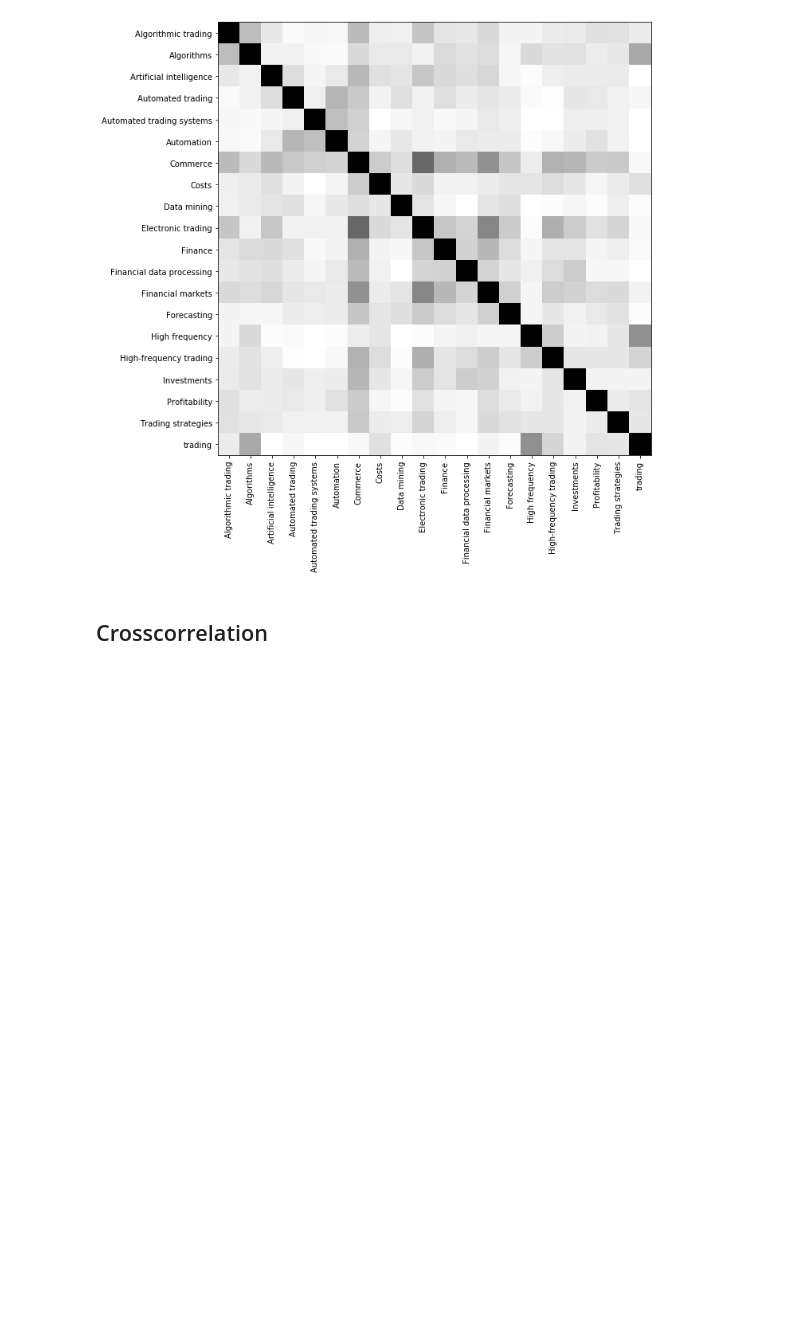
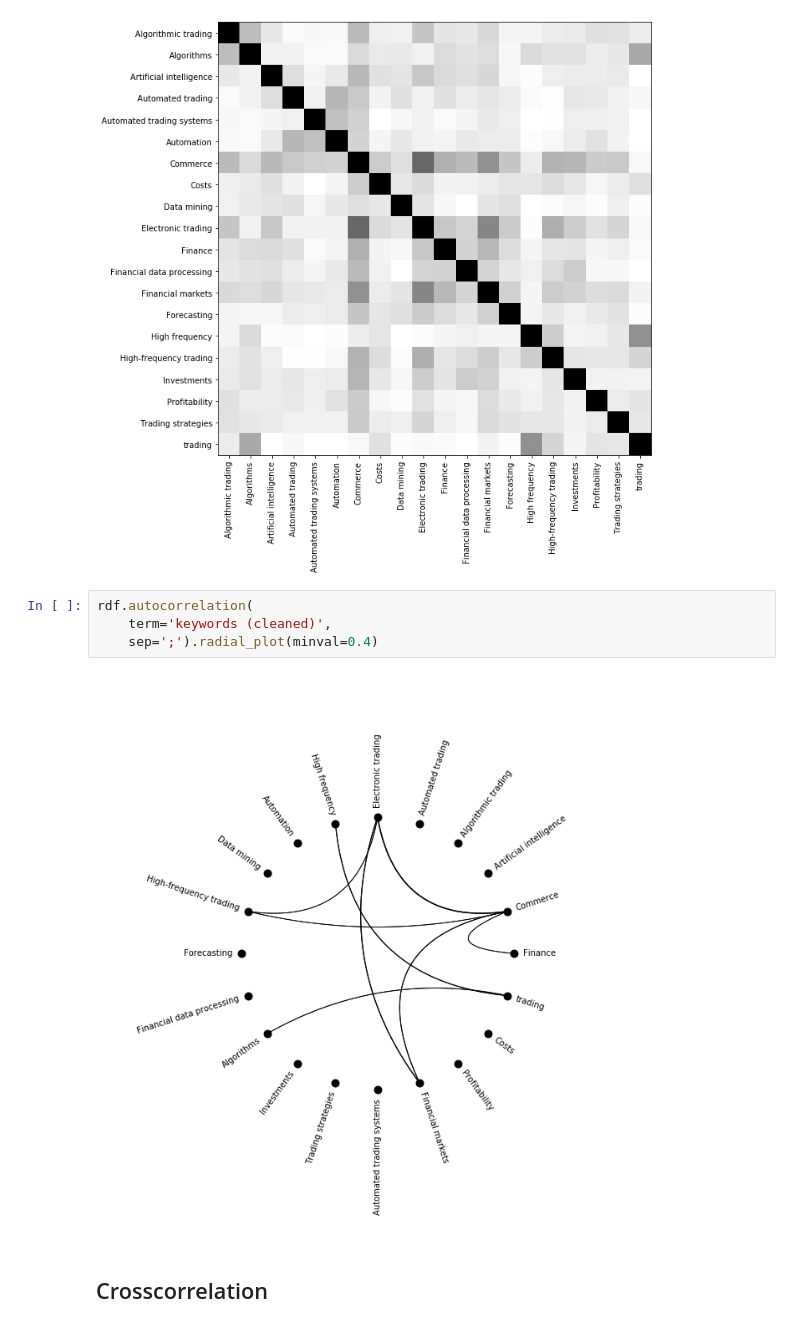
Before and after one commit to jdvelasq/techminer-old-deprecated, a Jupyter notebook: guide/tutorial/11-step-10-correlation.ipynb, the cells around one changed output. Drawn from its saved outputs; the diff is of its cells as text; blank space fills up the shorter version.

```diff
--- a/guide/tutorial/11-step-10-correlation.ipynb
+++ b/guide/tutorial/11-step-10-correlation.ipynb
@@ -38,6 +38,12 @@ rdf.autocorrelation(
     sep=';').heatmap()
 # %% [output]
 [figure]
+# %%
+rdf.autocorrelation(
+    term='keywords (cleaned)',
+    sep=';').radial_plot(minval=0.4)
+# %% [output]
+[figure, added]
 # %% [markdown]
 ## Crosscorrelation
 # %%
```
Also changed, not shown: parts of 4 cells of this notebook, 9 other files.
